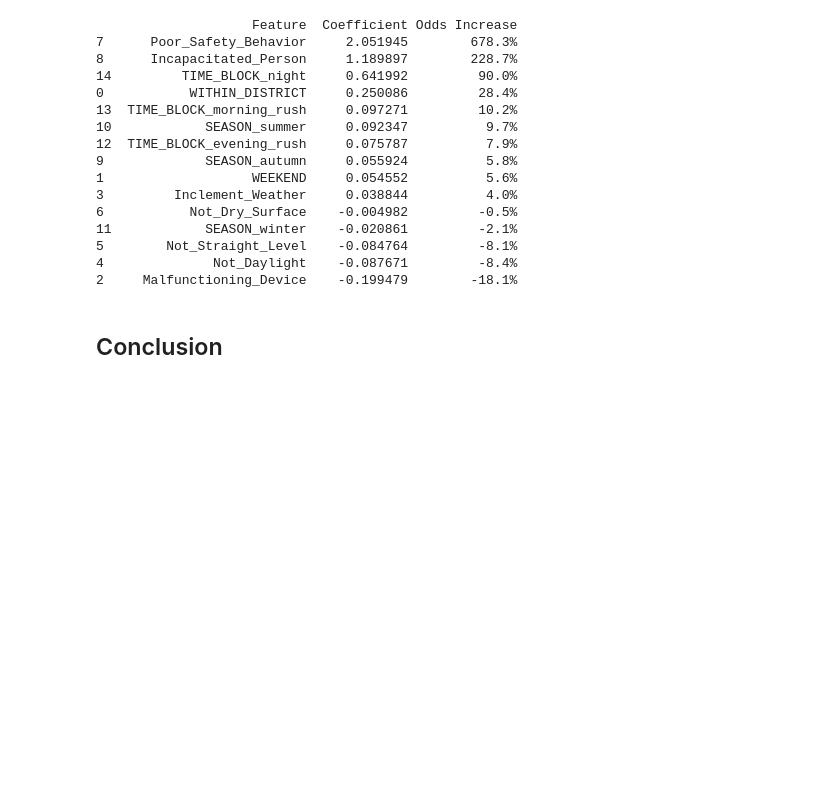
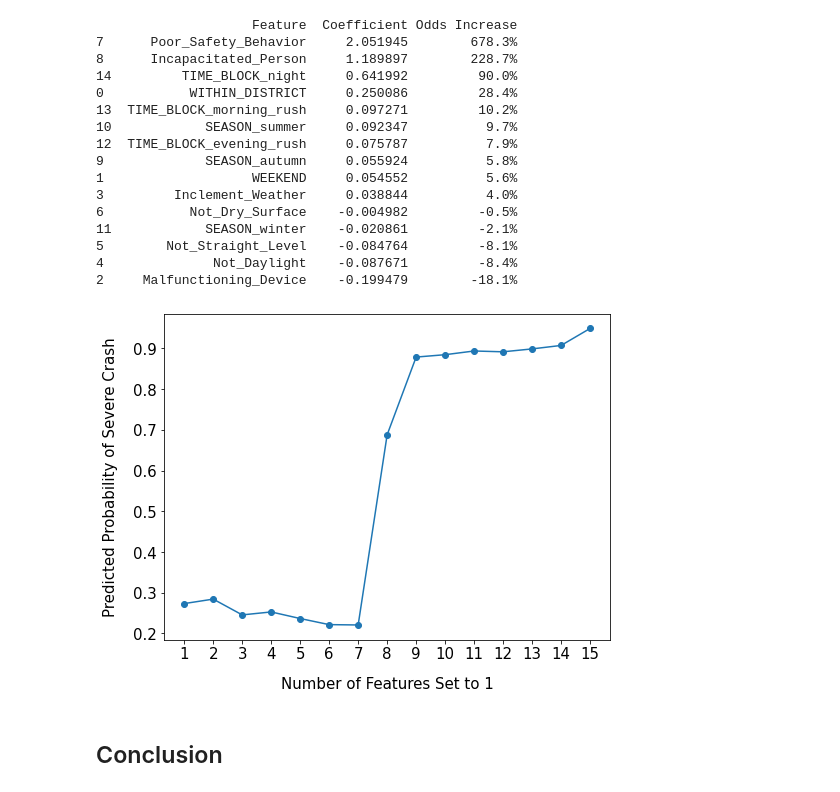
Before and after one commit to karisteph/Chicago_Car_Crashes_Analysis, a Jupyter notebook: Chicago_Car_Crashes_Analysis.ipynb, the cells around one changed output. Drawn from its saved outputs; the diff is of its cells as text; code cells hidden in the pictures; blank space fills up the shorter version.

```diff
--- a/Chicago_Car_Crashes_Analysis.ipynb
+++ b/Chicago_Car_Crashes_Analysis.ipynb
@@ -449,6 +503,33 @@ print(coefficients)
 5        Not_Straight_Level    -0.084764         -8.1%
 4              Not_Daylight    -0.087671         -8.4%
 2     Malfunctioning_Device    -0.199479        -18.1%
+# %%
+# Initialize all features to 0
+feature_values = np.zeros((1, 15))
+
+# Store probabilities when incrementally setting more features to 1
+probabilities = []
+
+for i in range(15):
+    # Set the i-th feature to 1
+    feature_values[0, i] = 1
+
+    # Predict the probability with i features set to 1
+    prob = logreg_smote.predict_proba(feature_values)[0, 1]
+    probabilities.append(prob)
+
+# Plot the results
+plt.figure(figsize=(8, 6))
+plt.plot(range(1, 16), probabilities, marker='o')  # Adjust the range to start at 1
+
+plt.xlabel('Number of Features Set to 1', fontsize=15, labelpad=15)
+plt.ylabel('Predicted Probability of Severe Crash', fontsize=15, labelpad=15)
+plt.grid(False)
+plt.xticks(range(1, 16), labels=[str(i) for i in range(1, 16)], fontsize=15)
+plt.yticks(fontsize=15)
+plt.show()
+# %% [output]
+[figure, added]
 # %% [markdown]
 ## Conclusion
 # %% [markdown]
```
Also changed, not shown: parts of 6 cells of this notebook.
